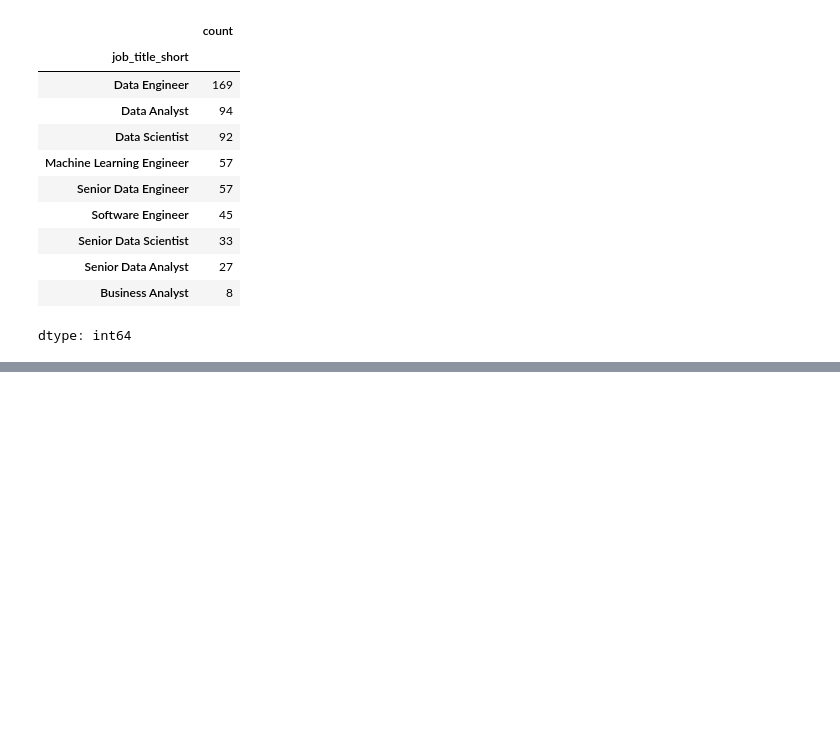
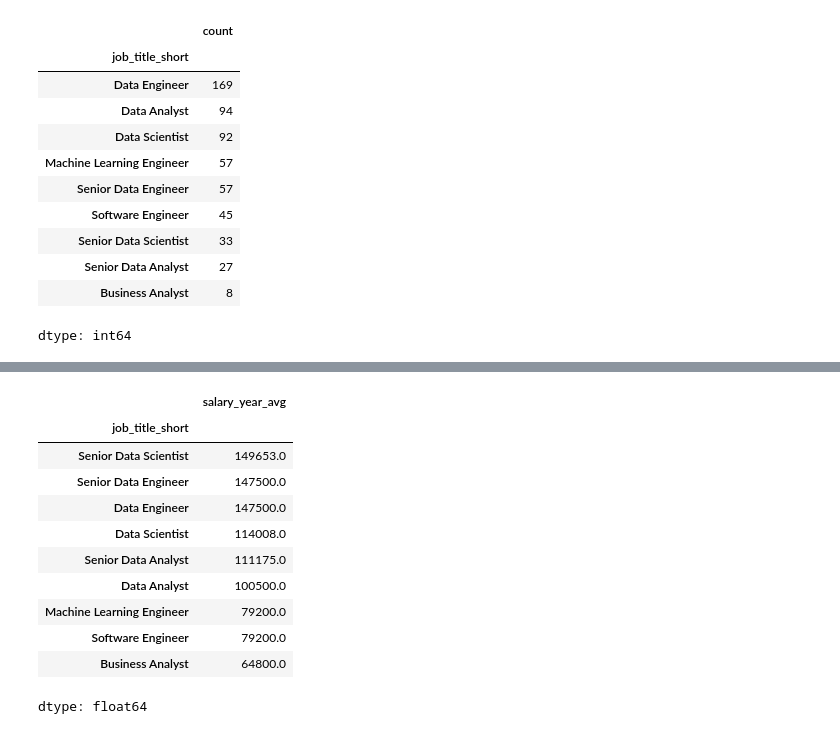
Before and after one commit to imchinmay/Python, a Jupyter notebook: 01_Basics/27_Exercise_Pandas_Basics.ipynb, the cells around one changed output, grey strips where cells are left out. Drawn from its saved outputs; the diff is of its cells as text; code cells hidden in the pictures; blank space fills up the shorter version.

```diff
--- a/01_Basics/27_Exercise_Pandas_Basics.ipynb
+++ b/01_Basics/27_Exercise_Pandas_Basics.ipynb
@@ -451,0 +462,16 @@ plt.barh(job_counts.index, job_counts)
+# %%
+in_med_values = in_data.groupby('job_title_short')['salary_year_avg'].median().sort_values(ascending=False)
+in_med_values
+# %% [output]
+|  | salary_year_avg |
+| job_title_short |  |
+| Senior Data Scientist | 149653.0 |
+| Senior Data Engineer | 147500.0 |
+| Data Engineer | 147500.0 |
+| Data Scientist | 114008.0 |
+| Senior Data Analyst | 111175.0 |
+| Data Analyst | 100500.0 |
+| Machine Learning Engineer | 79200.0 |
+| Software Engineer | 79200.0 |
+| Business Analyst | 64800.0 |
+dtype: float64
```
Also changed, not shown: parts of 4 cells of this notebook.
